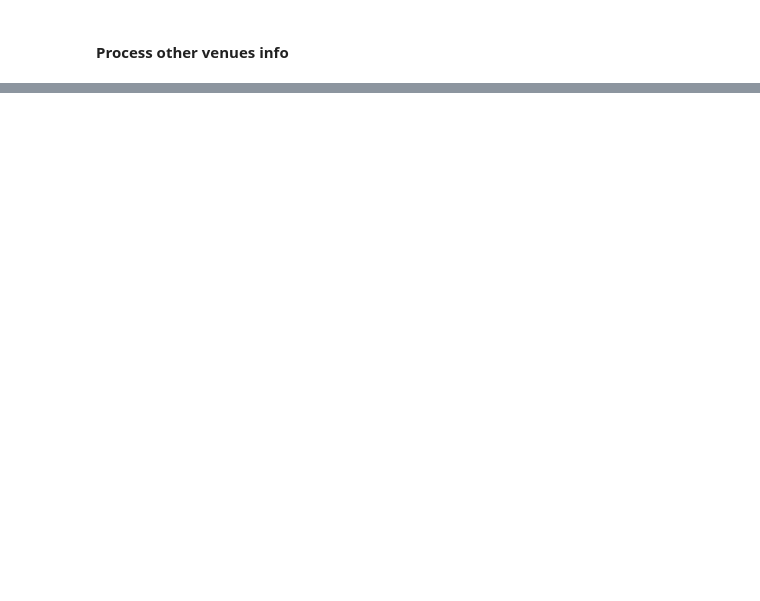
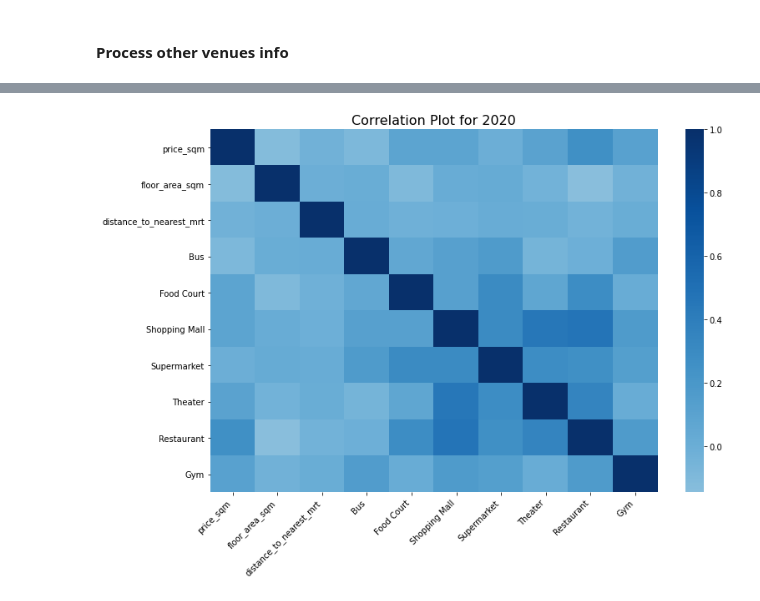
Before and after one commit to CJuanvip/HDB_data_mining, a Jupyter notebook: Preprocess.ipynb, the cells around one changed output, grey strips where cells are left out. Saved outputs shown, nothing was run; the diff lists cells and outputs as text; code cells hidden in the pictures; blank space fills up the shorter version.

```diff
--- a/Preprocess.ipynb
+++ b/Preprocess.ipynb
@@ -571,0 +932,23 @@ df_final
+# %%
+df_2010 = df_final[df_final['year']>=2018]
+df_corr1 = df_2020[['price_sqm', 'floor_area_sqm',
+       'distance_to_nearest_mrt', 'Bus', 'Food Court',
+       'Shopping Mall', 'Supermarket', 'Theater','Restaurant','Gym']].copy()
+
+df_corr1['distance_to_nearest_mrt'] = -1*df_corr1['distance_to_nearest_mrt']
+corr1 = df_corr1.corr()
+
+plt.figure(figsize=(12,8))
+ax = sns.heatmap(corr1,
+                 center = 0,
+                 cmap='Blues')
+
+
+ax.set_xticklabels(
+    ax.get_xticklabels(),
+    rotation=45,
+    horizontalalignment='right');
+
+ax.set_title("Correlation Plot for 2020", size =16);
+# %% [output]
+[figure, added]
```
Also changed, not shown: parts of 84 cells of this notebook, 4 other files.
